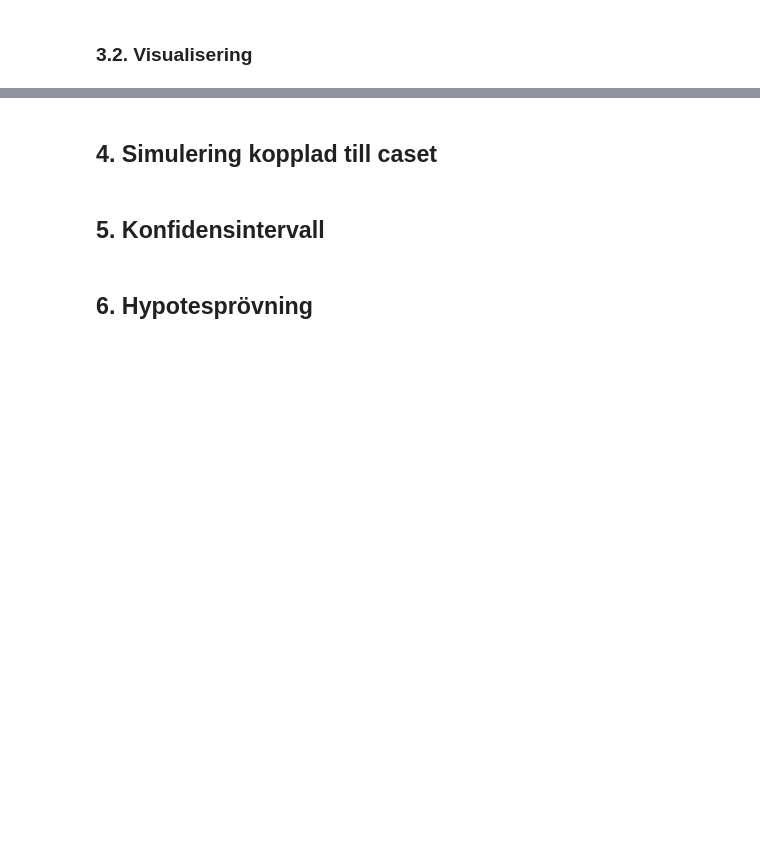
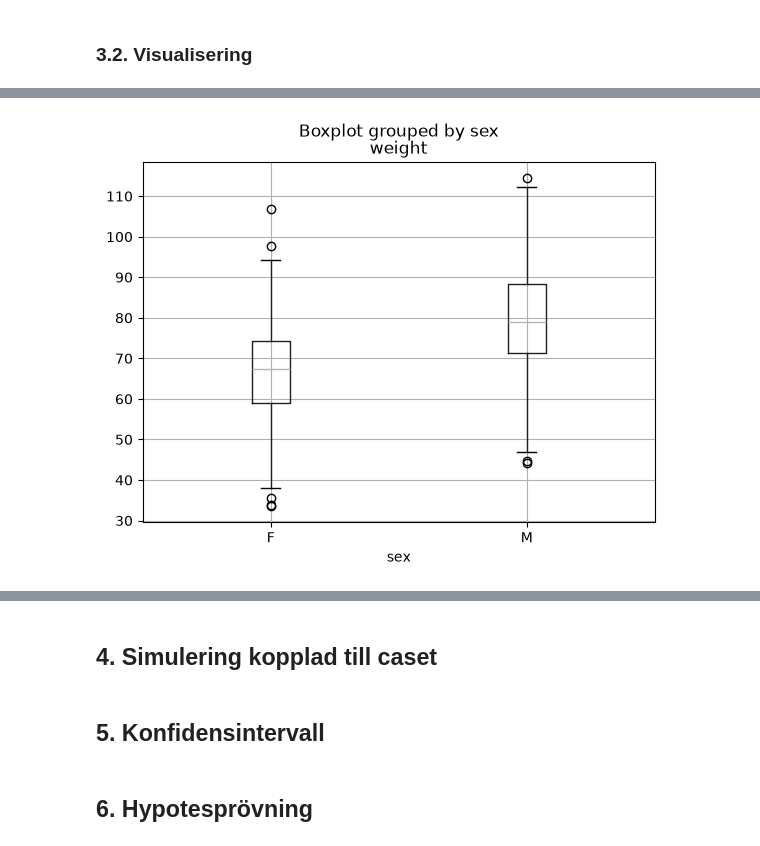
Before and after one commit to Yttak82/health_analysis, a Jupyter notebook: notebooks/analysis.ipynb, the cells around one changed output, grey strips where cells are left out. Saved outputs shown, nothing was run; the diff lists cells and outputs as text; code cells hidden in the pictures; blank space fills up the shorter version.

```diff
--- a/notebooks/analysis.ipynb
+++ b/notebooks/analysis.ipynb
@@ -109,0 +154,5 @@ display(pd.DataFrame(result, index=["Datatyp validering"]))
+# %%
+df.boxplot(column="weight", by="sex")
+plt.show()
+# %% [output]
+[figure, added]
```
Also changed, not shown: parts of 7 cells of this notebook.
